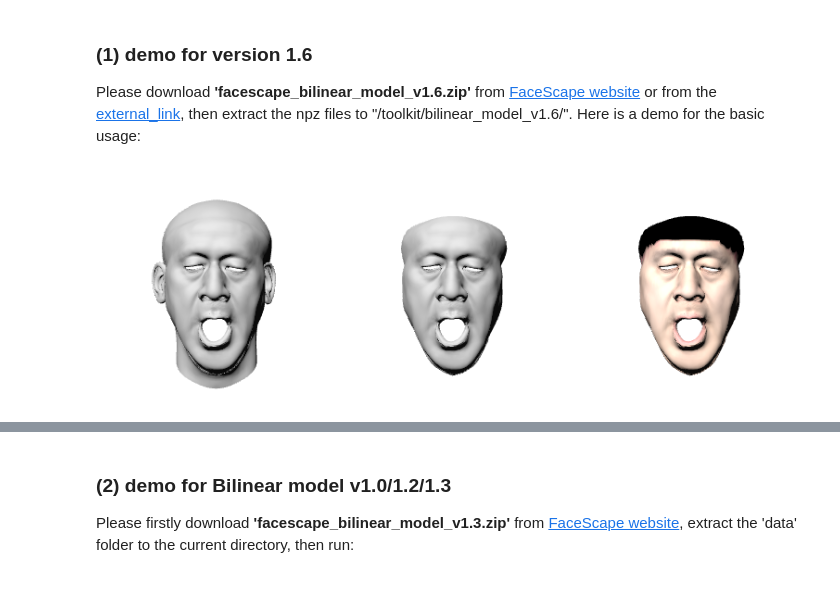
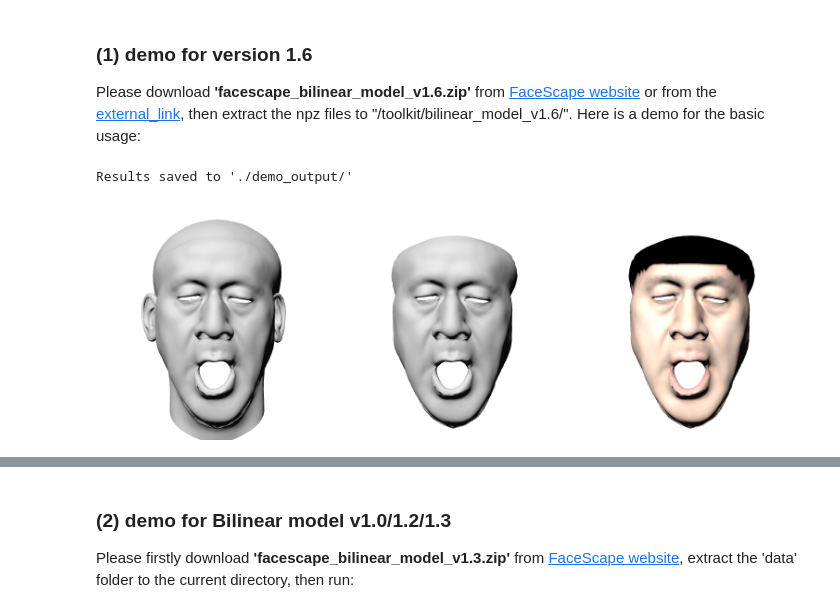
Before and after one commit to zhuhao-nju/facescape, a Jupyter notebook: toolkit/demo_bilinear_basic.ipynb, the cells around one changed output, grey strips where cells are left out. Cells and saved outputs as stored; diff of their text form; code cells hidden in the pictures.

Commit message:
add codes to generate random faces

```diff
--- a/toolkit/demo_bilinear_basic.ipynb
+++ b/toolkit/demo_bilinear_basic.ipynb
@@ -28,37 +28,43 @@ exp_vec[np.random.randint(52)] = 1
 # creat random color vector
 random_color_vec = (np.random.random(100) - 0.5) * 100
 
 # generate and save full head mesh
 mesh_full = model.gen_full(random_id_vec, exp_vec)
 mesh_full.export("./demo_output/bm_v16_result_full.obj")
 
 # generate and save facial mesh
 mesh_face = model.gen_face(random_id_vec, exp_vec)
 mesh_face.export("./demo_output/bm_v16_result_face.obj")
 
 # generate and save facial mesh with rough vertex color
 mesh_face_color = model.gen_face_color(random_id_vec, exp_vec, random_color_vec)
 mesh_face_color.export("./demo_output/bm_v16_result_face_color.obj", enable_vc = True)
 
 print("Results saved to './demo_output/'")
 
 # render generated meshes
+Rt = np.array([[1, 0, 0, 0],
+               [0, -1, 0, 0],
+               [0, 0, -1, 500]], dtype=np.float64)
+
 depth_full, image_full = render_cvcam(trimesh.Trimesh(vertices = mesh_full.vertices,
-                                                      faces = mesh_full.faces_v-1))
+                                                      faces = mesh_full.faces_v-1),
+                                      Rt = Rt)
 
 depth_face, image_face = render_cvcam(trimesh.Trimesh(vertices = mesh_face.vertices,
-                                                      faces = mesh_face.faces_v-1))
+                                                      faces = mesh_face.faces_v-1),
+                                      Rt = Rt)
 
 depth_face_color, image_face_color = render_cvcam(trimesh.Trimesh(
                                              vertices = mesh_face_color.vertices,
                                              faces = mesh_face_color.faces_v-1,
-                                             vertex_colors = mesh_face_color.vert_colors))
+                                             vertex_colors = mesh_face_color.vert_colors),
+                                                  Rt = Rt)
 
 # show rendered images
-merge_img = np.concatenate((image_full[128:-128, 128:-128],
-                            image_face[128:-128, 128:-128],
-                            image_face_color[128:-128, 128:-128]), 1)
+merge_img = np.concatenate((image_full, image_face, image_face_color), 1)
 
 show_img_arr(merge_img, bgr_mode = True)
 # %% [output]
+Results saved to './demo_output/'
-[figure, old version]
+[figure, new version]
```
Also changed, not shown: parts of 2 cells of this notebook.
